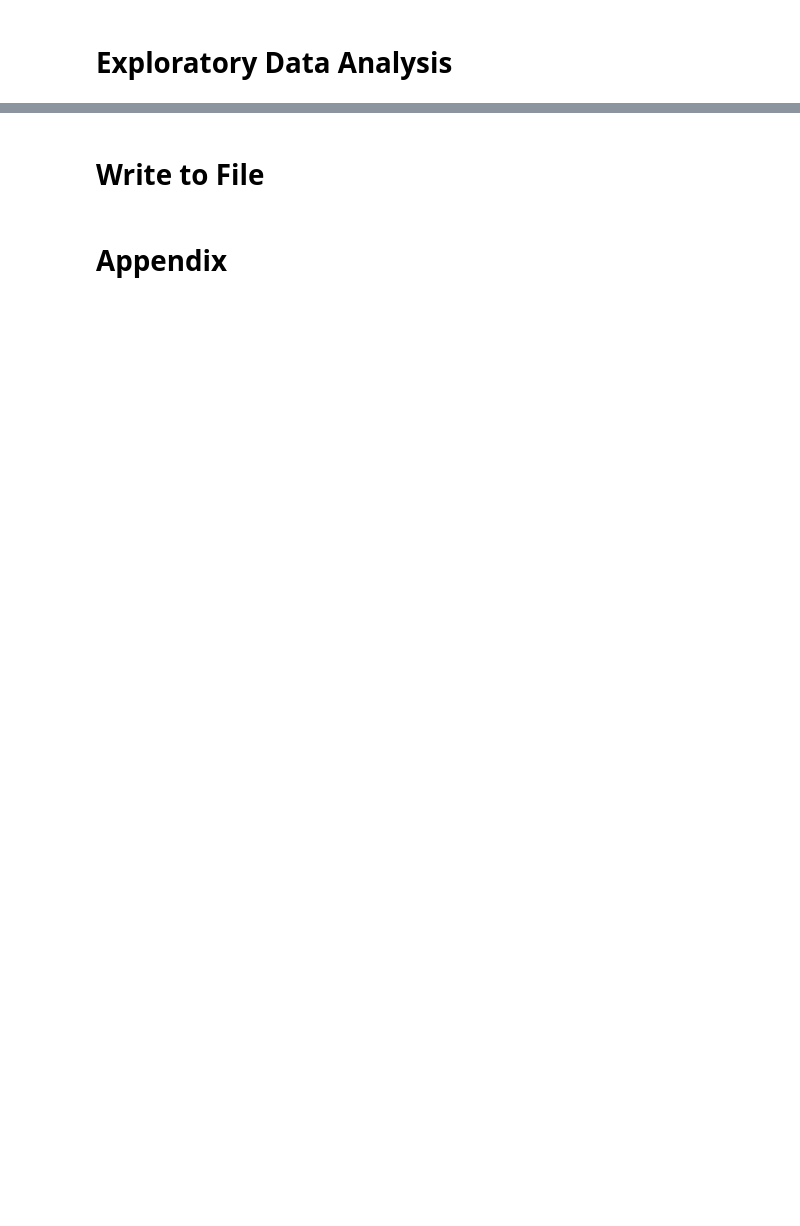
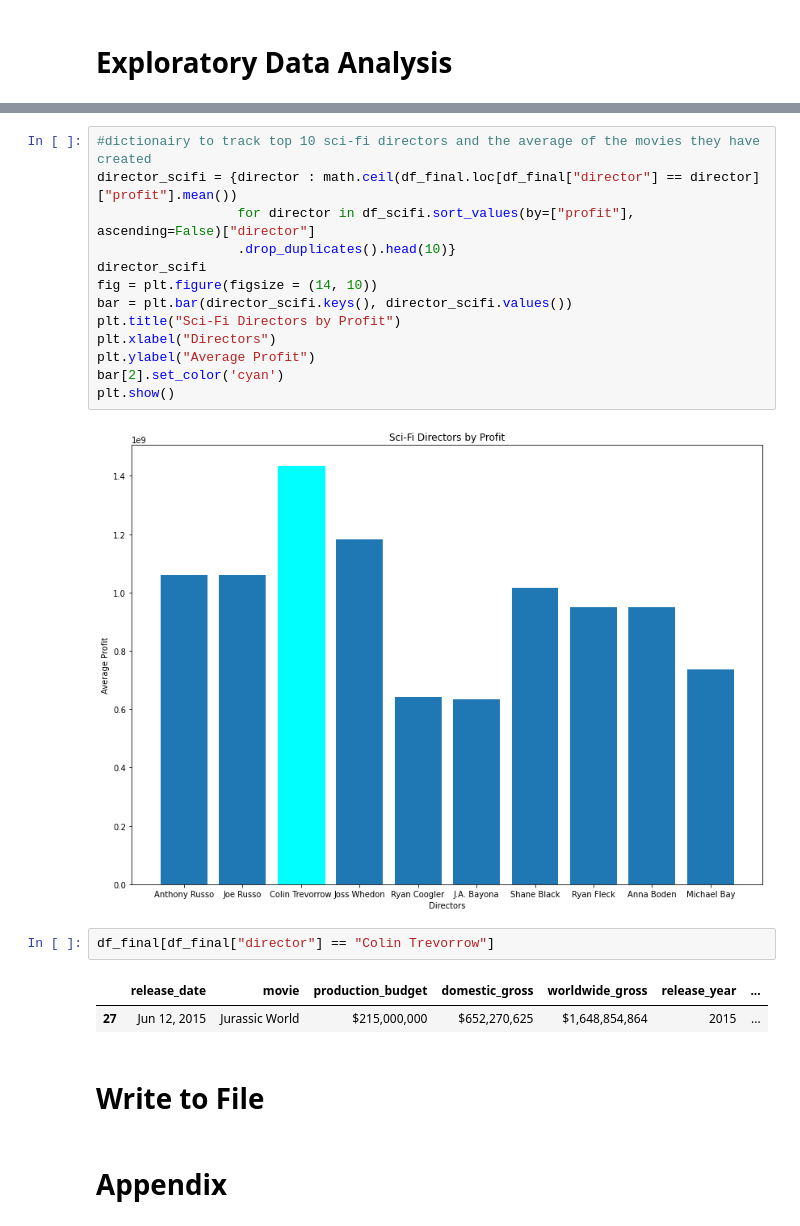
Before and after one commit to Jmanitou/Flatiron-Movie-Genre-Analysis, a Jupyter notebook: Movie_Genre_Analysis.ipynb, the cells around one changed output, grey strips where cells are left out. Cells and saved outputs as stored; diff of their text form; blank space fills up the shorter version.

```diff
--- a/Movie_Genre_Analysis.ipynb
+++ b/Movie_Genre_Analysis.ipynb
@@ -160,3 +160,23 @@ dummy_regr.score(budget, profit)
+# %%
+#dictionairy to track top 10 sci-fi directors and the average of the movies they have created
+director_scifi = {director : math.ceil(df_final.loc[df_final["director"] == director]["profit"].mean())
+                  for director in df_scifi.sort_values(by=["profit"], ascending=False)["director"]
+                  .drop_duplicates().head(10)}
+director_scifi
+fig = plt.figure(figsize = (14, 10))
+bar = plt.bar(director_scifi.keys(), director_scifi.values())
+plt.title("Sci-Fi Directors by Profit")
+plt.xlabel("Directors")
+plt.ylabel("Average Profit")
+bar[2].set_color('cyan')
+plt.show()
+# %% [output]
+[figure, added]
+# %%
+df_final[df_final["director"] == "Colin Trevorrow"]
+# %% [output]
+|  | release_date | movie | production_budget | domestic_gross | worldwide_gross | release_year | ... |
+| 27 | Jun 12, 2015 | Jurassic World | $215,000,000 | $652,270,625 | $1,648,854,864 | 2015 | ... |
 # %% [markdown]
 # Write to File
 # %% [markdown]
```
Also changed, not shown: parts of 26 cells of this notebook, 4 other files.
